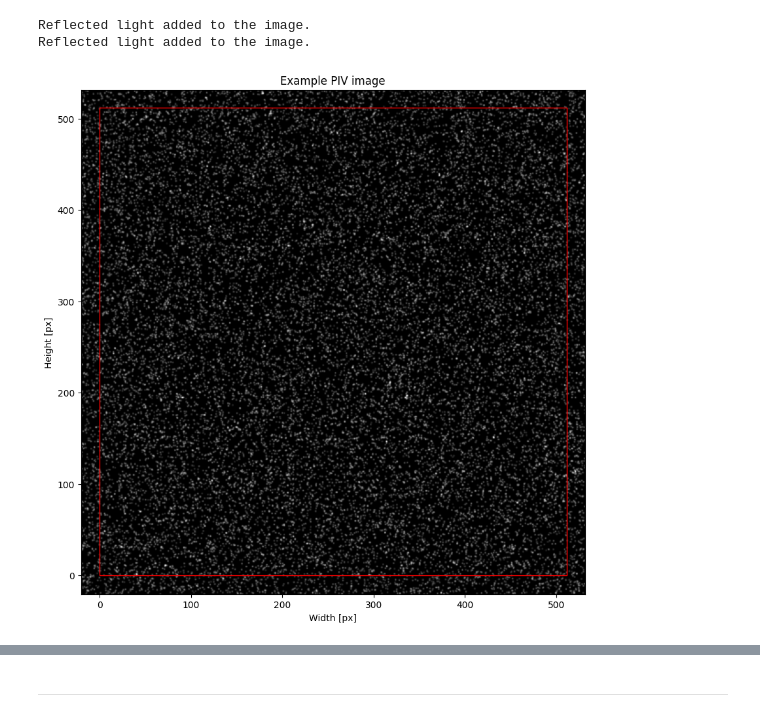
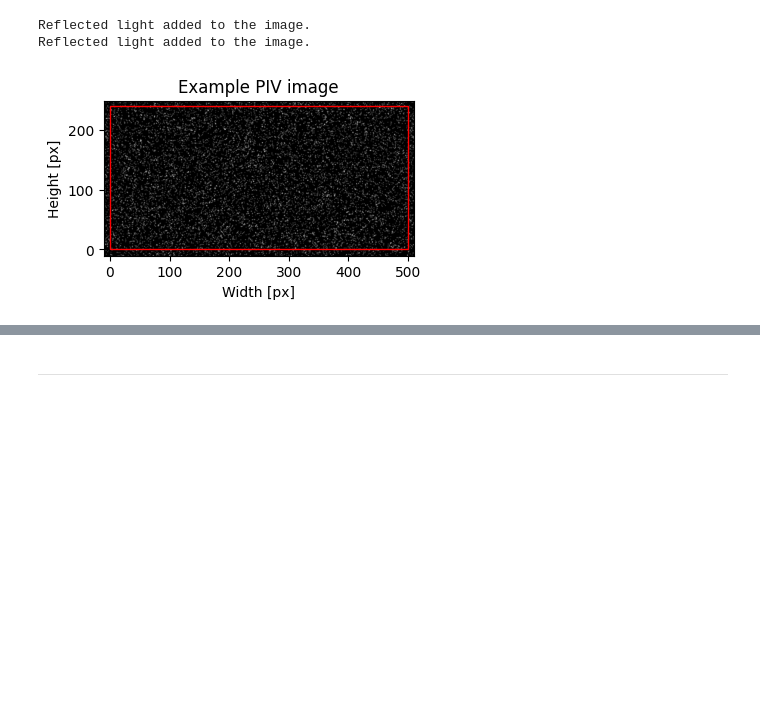
Before and after one commit to kamilazdybal/pykitPIV, a Jupyter notebook: jupyter-notebooks/debugging.ipynb, the cells around one changed output, grey strips where cells are left out. Drawn from its saved outputs; the diff is of its cells as text; code cells hidden in the pictures; blank space fills up the shorter version.

```diff
--- a/jupyter-notebooks/debugging.ipynb
+++ b/jupyter-notebooks/debugging.ipynb
@@ -15,9 +15,9 @@ from pykitPIV import Particle, FlowField, Image, Motion
 # %%
 n_images = 1
 # %%
-image_size = (512,512)
+image_size = (240,500)
 # %%
-size_buffer = 20
+size_buffer = 10
 # %% [markdown]
 ***
 
@@ -30,7 +30,7 @@ particles = Particle(n_images,
                      distances=(1,2),
                      densities=(0.05,0.1),
                      signal_to_noise=(5,20),
-                     diameter_std=0.1,
+                     diameter_std=0.5,
                      seeding_mode='random',
                      random_seed=100)
 # %%
@@ -192,23 +189,23 @@ image.add_reflected_light(exposures=(0.01,0.8),
                           maximum_intensity=2**16-1,
                           laser_beam_thickness=1,
                           laser_over_exposure=1,
-                          laser_beam_shape=0.85,
-                          alpha=1/20)
+                          laser_beam_shape=0.95,
+                          alpha=1/30)
 # %% [output]
 Reflected light added to the image.
 Reflected light added to the image.
 # %%
 image.plot(0,
            instance=1,
            with_buffer=True,
            xlabel='Width [px]',
            ylabel='Height [px]',
            title='Example PIV image',
            cmap='Greys_r',
-           figsize=(10,10),
+           figsize=(4,4),
            filename='example-image-I1.png');
 # %% [output]
-[figure, old version]
+[figure, new version]
 # %%
 image.plot(0,
            instance=2,
```
Also changed, not shown: parts of 11 cells of this notebook, 3 other files.
